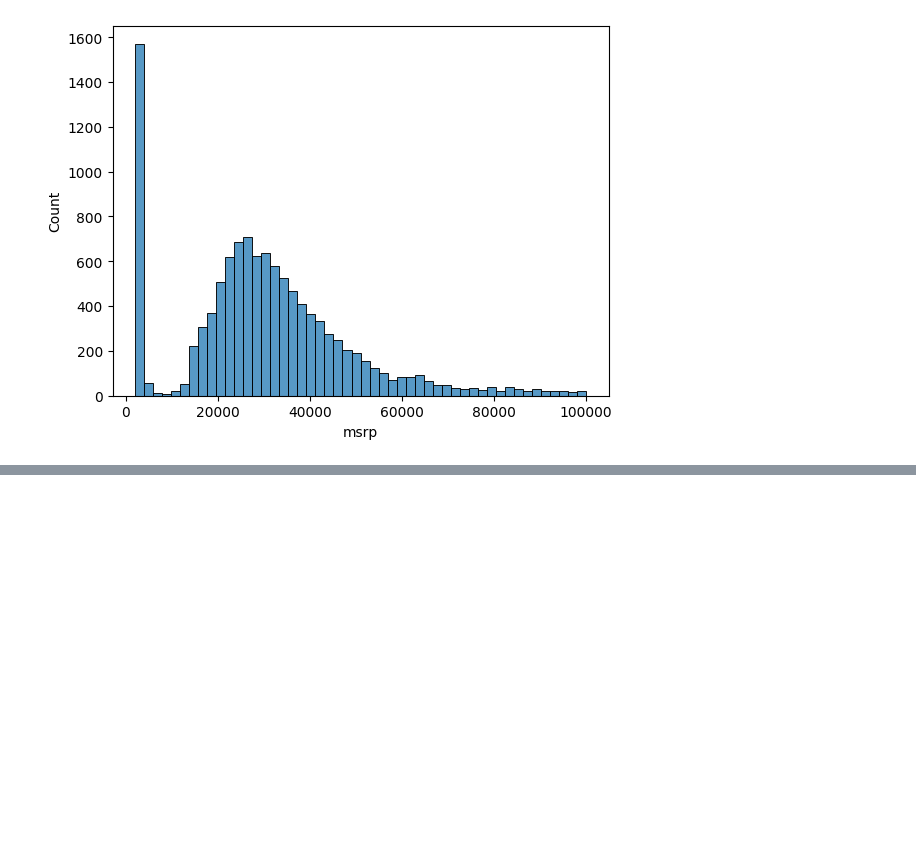
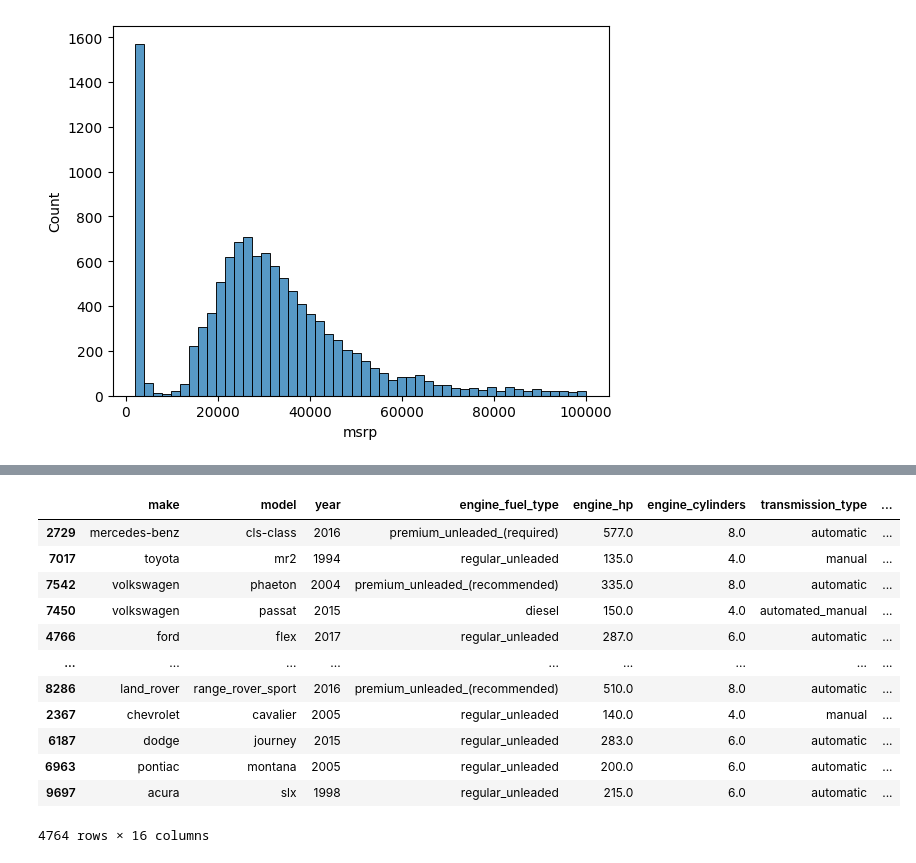
Before and after one commit to HeilmannKarl/machine-learning-zoomcamp, a Jupyter notebook: notebooks/chapter-02/car-price-prediction.ipynb, the cells around one changed output, grey strips where cells are left out. Drawn from its saved outputs; the diff is of its cells as text; code cells hidden in the pictures; blank space fills up the shorter version.

```diff
--- a/notebooks/chapter-02/car-price-prediction.ipynb
+++ b/notebooks/chapter-02/car-price-prediction.ipynb
@@ -104,0 +142,5 @@ sns.histplot(df.msrp[df.msrp < 100000], bins=50)
+# %%
+n = len(df) # Anzahl der Testdaten
+n_val = int(n * 0.2) # 20% der gesamt Menge an Testdaten fuer Validation
+n_test = int(n * 0.2)
+n_train = n - n_val - n_test # 60 % of the data are for training, it is calucalted as a difference, to avoid missing data, due to the rounding
@@ -104,0 +163,2 @@ sns.histplot(df.msrp[df.msrp < 100000], bins=50)
+# %%
+idx = np.arange(n) # creates a ordered sequence of numbers
@@ -104,0 +167,20 @@ sns.histplot(df.msrp[df.msrp < 100000], bins=50)
+# %%
+df_train = df.iloc[idx[n_train:]]
+df_val = df.iloc[idx[n_train:n_train+n_val]]
+df_test = df.iloc[idx[n_train + n_val:]]
+# %%
+df_train
+# %% [output]
+|  | make | model | year | engine_fuel_type | engine_hp | engine_cylinders | transmission_type | ... |
+| 2729 | mercedes-benz | cls-class | 2016 | premium_unleaded_(required) | 577.0 | 8.0 | automatic | ... |
+| 7017 | toyota | mr2 | 1994 | regular_unleaded | 135.0 | 4.0 | manual | ... |
+| 7542 | volkswagen | phaeton | 2004 | premium_unleaded_(recommended) | 335.0 | 8.0 | automatic | ... |
+| 7450 | volkswagen | passat | 2015 | diesel | 150.0 | 4.0 | automated_manual | ... |
+| 4766 | ford | flex | 2017 | regular_unleaded | 287.0 | 6.0 | automatic | ... |
+| ... | ... | ... | ... | ... | ... | ... | ... | ... |
+| 8286 | land_rover | range_rover_sport | 2016 | premium_unleaded_(recommended) | 510.0 | 8.0 | automatic | ... |
+| 2367 | chevrolet | cavalier | 2005 | regular_unleaded | 140.0 | 4.0 | manual | ... |
+| 6187 | dodge | journey | 2015 | regular_unleaded | 283.0 | 6.0 | automatic | ... |
+| 6963 | pontiac | montana | 2005 | regular_unleaded | 200.0 | 6.0 | automatic | ... |
+| 9697 | acura | slx | 1998 | regular_unleaded | 215.0 | 6.0 | automatic | ... |
+4764 rows × 16 columns
```
Also changed, not shown: parts of 11 cells of this notebook.
